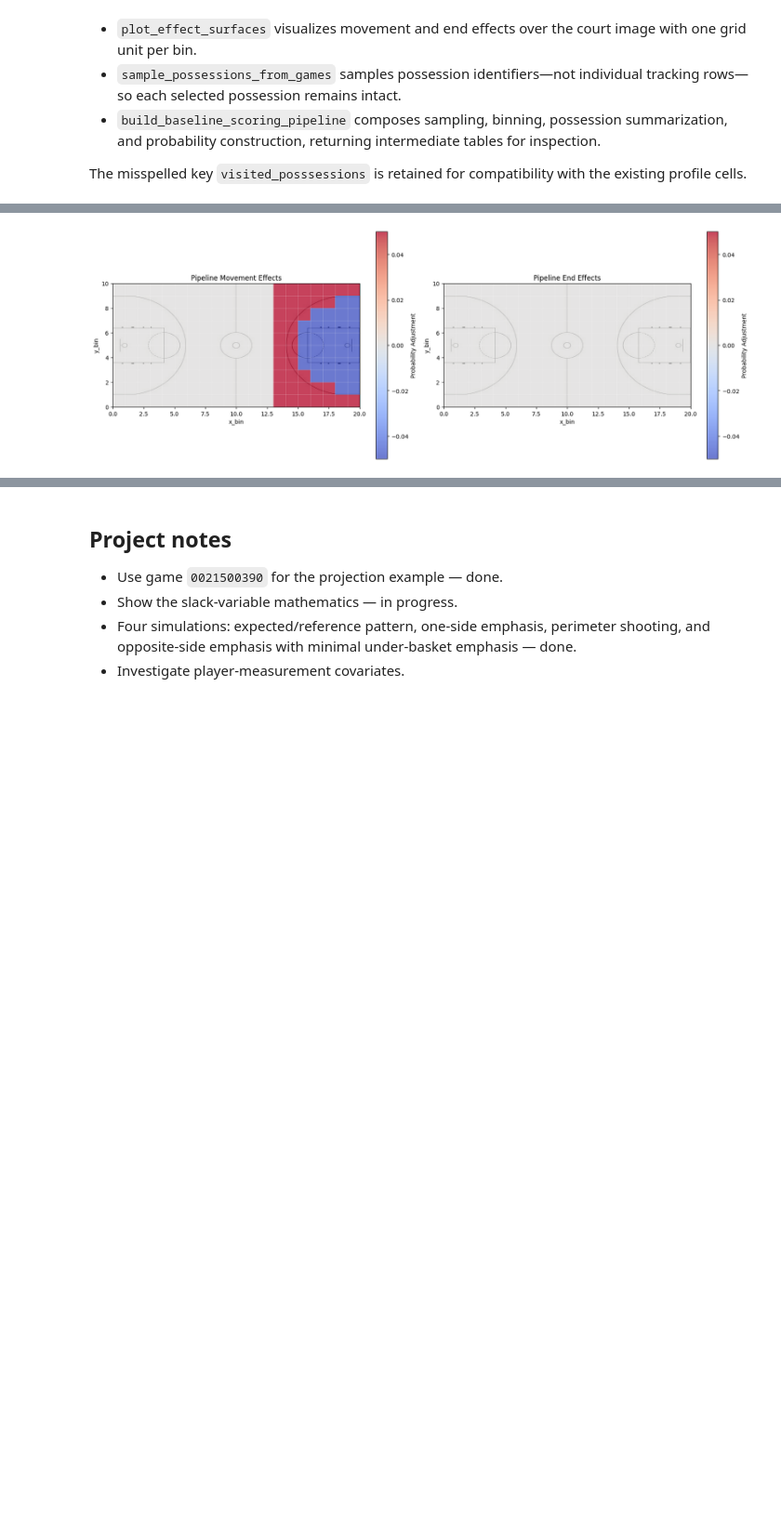
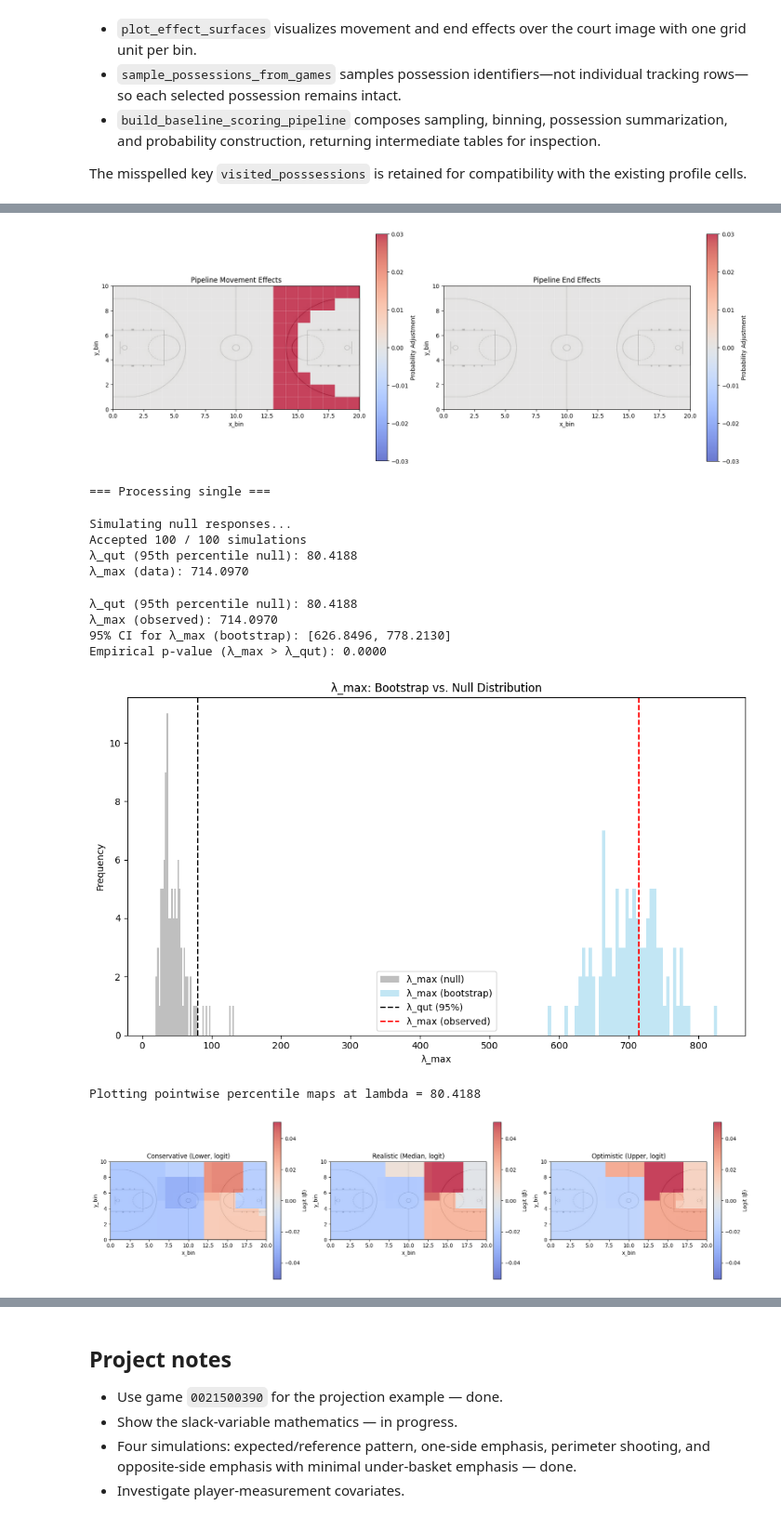
Before and after one commit to Channertheman/NBA_Analysis, a Jupyter notebook: Simulation_construction.ipynb, the cells around one changed output, grey strips where cells are left out. Shown at 93% size. Drawn from its saved outputs; the diff is of its cells as text; code cells hidden in the pictures; blank space fills up the shorter version.

```diff
--- a/Simulation_construction.ipynb
+++ b/Simulation_construction.ipynb
@@ -691,8 +729,7 @@ train_set = [21500649, 21500390, 21500188, 21500355, 21500057, 21500009]
 pipeline_movement_effects = np.zeros((x_bins, y_bins))
 pipeline_end_effects = np.zeros((x_bins, y_bins))
 
-pipeline_movement_effects[12:20, 3] = .05
-pipeline_movement_effects[12:20, 0:3] = .03
+pipeline_movement_effects[13:20, 0:5] = .05
 #pipeline_movement_effects[10:18, 2:6] = 0
 #pipeline_movement_effects[10:12, 6:8] = 0
 
@@ -729,25 +766,32 @@ if ask == "yes":
         on=possession_cols,
         how="left",
     )
-    pipeline_qut_movement["original_scored"] = pipeline_qut_movement["scored"]
     pipeline_qut_movement["scored"] = pipeline_qut_movement["simulated_out"]
+    pipeline_qut_movement = pipeline_qut_movement[
+        ["possession_number", "x_bin", "y_bin", "scored"]
+    ].copy()
 
     pipeline_n_bootstraps = 100
     pipeline_mc_null = 100
     pipeline_alpha = 0.05
+
+    # Release the previous profile before evaluating the next expensive call.
+    if "pipeline_qut_results" in globals():
+        del pipeline_qut_results
+    gc.collect()
+    plt.close("all")
 
     pipeline_qut_results = analyze_tv_logistic_single_game(
         pipeline_qut_movement,
         game_id=None,
         n_bootstraps=pipeline_n_bootstraps,
         n_possessions=10000,
-        samples_per_possession=200,
+        samples_per_possession=250,
         min_samples_required=100,
         mc_null=pipeline_mc_null,
         alpha=pipeline_alpha,
         court_image_path="court.jpg",
         show_progress=True,
-        plot_beta_summary=True,
         plot_pointwise_maps=True,
         plot_lambda_distributions=True,
         seed=pipeline_seed,
@@ -763,17 +819,17 @@ train_set = [21500649, 21500390, 21500188, 21500355, 21500057, 21500009]
 pipeline_movement_effects = np.zeros((x_bins, y_bins))
 pipeline_end_effects = np.zeros((x_bins, y_bins))
 
-pipeline_movement_effects[15:20, 9] = .05
-pipeline_movement_effects[14:18, 8:10] = .05
-pipeline_movement_effects[14:16, 7:9] = .05
-pipeline_movement_effects[13:15, 3:7] = .05
-pipeline_movement_effects[14:20, 0] = .05
-pipeline_movement_effects[14:18, 1] = .05
-pipeline_movement_effects[14:16, 2] = .05
-pipeline_movement_effects[13, 0:10] = .05
-pipeline_movement_effects[15:20, 3:7] = -.05
-pipeline_movement_effects[18:20, 1:9] = -.05
-pipeline_movement_effects[16:18, 2:8] = -.05
+pipeline_movement_effects[15:20, 9] = .03
+pipeline_movement_effects[14:18, 8:10] = .03
+pipeline_movement_effects[14:16, 7:9] = .03
+pipeline_movement_effects[13:15, 3:7] = .03
+pipeline_movement_effects[14:20, 0] = .03
+pipeline_movement_effects[14:18, 1] = .03
+pipeline_movement_effects[14:16, 2] = .03
+pipeline_movement_effects[13, 0:10] = .03
+# pipeline_movement_effects[15:20, 3:7] = -.05
+# pipeline_movement_effects[18:20, 1:9] = -.05
+# pipeline_movement_effects[16:18, 2:8] = -.05
 plot_effect_surfaces(pipeline_movement_effects, pipeline_end_effects, title_prefix="Pipeline")
 
 # Plotting occurs unconditionally; the prompt gates the expensive QUT run.
@@ -801,37 +857,56 @@ if ask == "yes":
     pipeline_rng = np.random.default_rng(pipeline_seed)
     baseline_scoring_probabilities["simulated_out"] = pipeline_rng.binomial(n=1, p=baseline_scoring_probabilities["scoring_probability"])
 
     pipeline_simulated_scoring = baseline_scoring_probabilities[possession_cols + ["simulated_out"]]
     pipeline_qut_movement = pipeline_qut_movement.merge(
         pipeline_simulated_scoring,
         on=possession_cols,
         how="left",
     )
-    pipeline_qut_movement["original_scored"] = pipeline_qut_movement["scored"]
     pipeline_qut_movement["scored"] = pipeline_qut_movement["simulated_out"]
+    pipeline_qut_movement = pipeline_qut_movement[
+        ["possession_number", "x_bin", "y_bin", "scored"]
+    ].copy()
 
     pipeline_n_bootstraps = 100
     pipeline_mc_null = 100
     pipeline_alpha = 0.05
+
+    # Release the previous profile before evaluating the next expensive call.
+    if "pipeline_qut_results" in globals():
+        del pipeline_qut_results
+    gc.collect()
+    plt.close("all")
 
     pipeline_qut_results = analyze_tv_logistic_single_game(
         pipeline_qut_movement,
         game_id=None,
         n_bootstraps=pipeline_n_bootstraps,
         n_possessions=10000,
-        samples_per_possession=200,
+        samples_per_possession=250,
         min_samples_required=100,
         mc_null=pipeline_mc_null,
         alpha=pipeline_alpha,
         court_image_path="court.jpg",
         show_progress=True,
-        plot_beta_summary=True,
         plot_pointwise_maps=True,
         plot_lambda_distributions=True,
         seed=pipeline_seed,
     )
 # %% [output]
-[figure, old version]
+[figure, new version]
+=== Processing single ===
+Simulating null responses...
+Accepted 100 / 100 simulations
+λ_qut (95th percentile null): 80.4188
+λ_max (data): 714.0970
+λ_qut (95th percentile null): 80.4188
+λ_max (observed): 714.0970
+95% CI for λ_max (bootstrap): [626.8496, 778.2130]
+Empirical p-value (λ_max > λ_qut): 0.0000
+[figure, added]
+Plotting pointwise percentile maps at lambda = 80.4188
+[figure, added]
 # %% [markdown]
 ## 4. Reading the outputs
 
```
Also changed, not shown: parts of 6 cells of this notebook, 2 other files.
